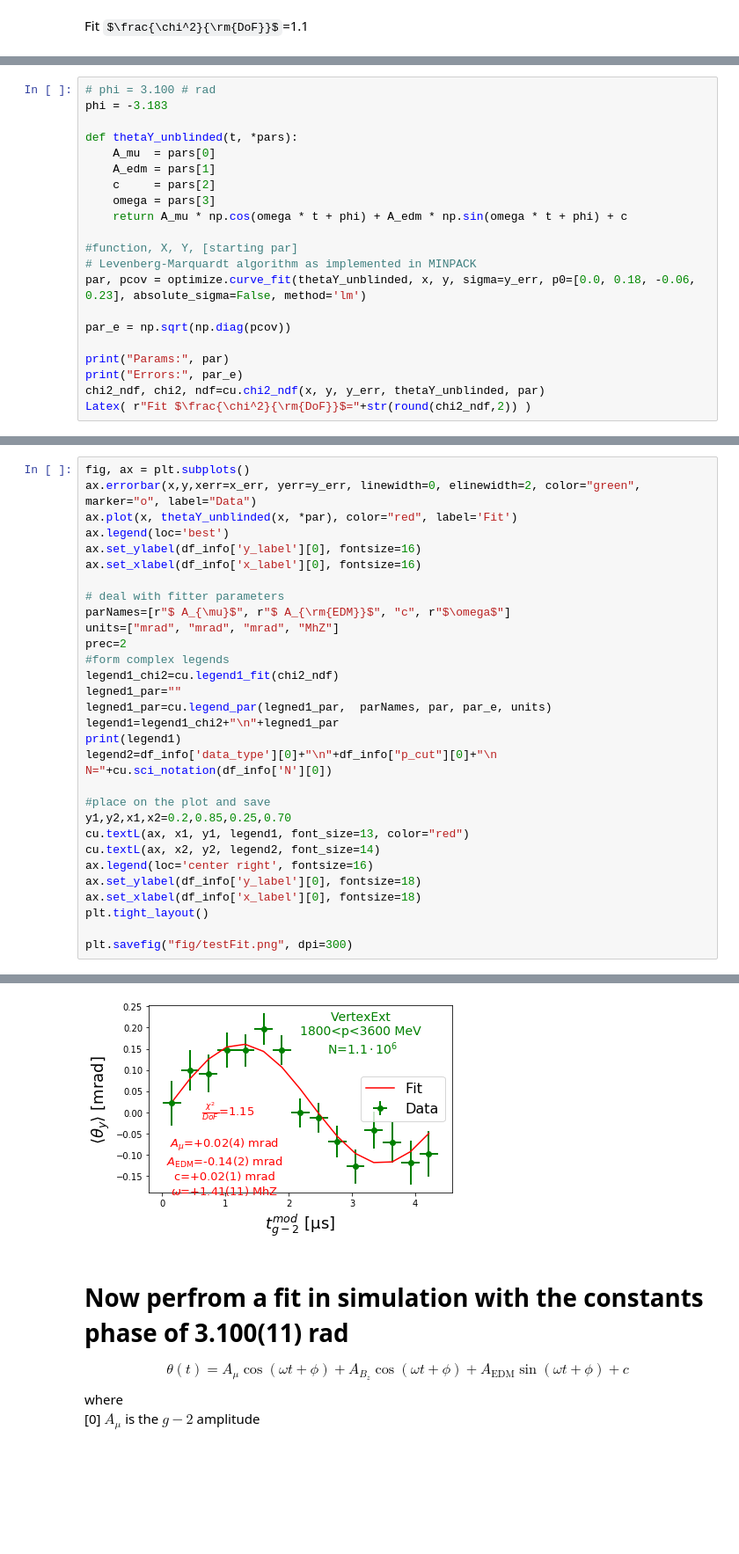
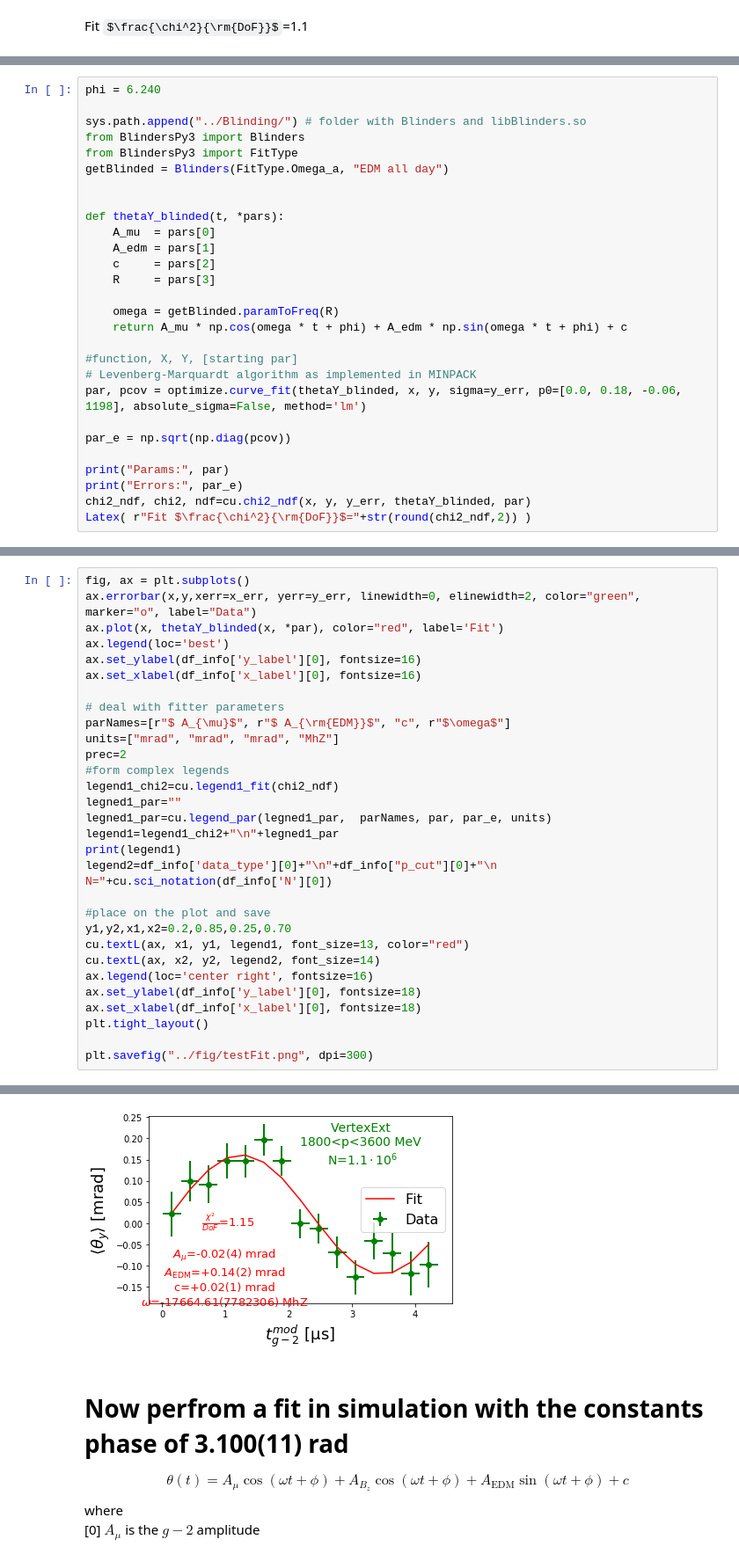
Before and after one commit to glukicov/EDMTracking, a Jupyter notebook: JupyterNB/SimpleEDMFits_largeEDM_simulation.ipynb, the cells around one changed output, grey strips where cells are left out. Shown at 88% size. Drawn from its saved outputs; the diff is of its cells as text; some formulas as TeX source; blank space fills up the shorter version.

```diff
--- a/JupyterNB/SimpleEDMFits_largeEDM_simulation.ipynb
+++ b/JupyterNB/SimpleEDMFits_largeEDM_simulation.ipynb
@@ -120,22 +112,29 @@ where
 # %%
-# phi = 3.100 # rad
-phi = -3.183
+phi = 6.240
 
-def thetaY_unblinded(t, *pars):
+sys.path.append("../Blinding/") # folder with Blinders and libBlinders.so
+from BlindersPy3 import Blinders
+from BlindersPy3 import FitType
+getBlinded = Blinders(FitType.Omega_a, "EDM all day")
+
+
+def thetaY_blinded(t, *pars):
     A_mu  = pars[0]
     A_edm = pars[1]
     c     = pars[2]
-    omega = pars[3]
+    R     = pars[3]
+
+    omega = getBlinded.paramToFreq(R)
     return A_mu * np.cos(omega * t + phi) + A_edm * np.sin(omega * t + phi) + c
 
 #function, X, Y, [starting par]
 # Levenberg-Marquardt algorithm as implemented in MINPACK
-par, pcov = optimize.curve_fit(thetaY_unblinded, x, y, sigma=y_err, p0=[0.0, 0.18, -0.06, 0.23], absolute_sigma=False, method='lm')
+par, pcov = optimize.curve_fit(thetaY_blinded, x, y, sigma=y_err, p0=[0.0, 0.18, -0.06, 1198], absolute_sigma=False, method='lm')
 
 par_e = np.sqrt(np.diag(pcov))
 
 print("Params:", par)
 print("Errors:", par_e)
-chi2_ndf, chi2, ndf=cu.chi2_ndf(x, y, y_err, thetaY_unblinded, par)
+chi2_ndf, chi2, ndf=cu.chi2_ndf(x, y, y_err, thetaY_blinded, par)
 Latex( r"Fit $\frac{\chi^2}{\rm{DoF}}$="+str(round(chi2_ndf,2)) )
 # %% [output]
@@ -145,7 +144,7 @@ Fit $\frac{\chi^2}{\rm{DoF}}$=1.15
 # %%
 fig, ax = plt.subplots()
 ax.errorbar(x,y,xerr=x_err, yerr=y_err, linewidth=0, elinewidth=2, color="green", marker="o", label="Data")
-ax.plot(x, thetaY_unblinded(x, *par), color="red", label='Fit')
+ax.plot(x, thetaY_blinded(x, *par), color="red", label='Fit')
 ax.legend(loc='best')
 ax.set_ylabel(df_info['y_label'][0], fontsize=16)
 ax.set_xlabel(df_info['x_label'][0], fontsize=16)
@@ -171,7 +170,7 @@ ax.set_ylabel(df_info['y_label'][0], fontsize=18)
 ax.set_xlabel(df_info['x_label'][0], fontsize=18)
 plt.tight_layout()
 
-plt.savefig("fig/testFit.png", dpi=300)
+plt.savefig("../fig/testFit.png", dpi=300)
 # %% [output]
   $\frac{\chi^2}{DoF}$=1.15
 
@@ -182,4 +181,4 @@ $\omega$=+1.41(11) MhZ
-[figure, old version]
+[figure, new version]
 # %% [markdown]
 # Now perfrom a fit in simulation with the constants phase of 3.100(11) rad
 $$\theta(t) = A_{\mu}\cos(\omega t + \phi) + A_{B_z}\cos(\omega t + \phi) + A_{\mathrm{EDM}}\sin(\omega t + \phi) + c$$
```
Also changed, not shown: parts of 6 cells of this notebook, 5 other files.
